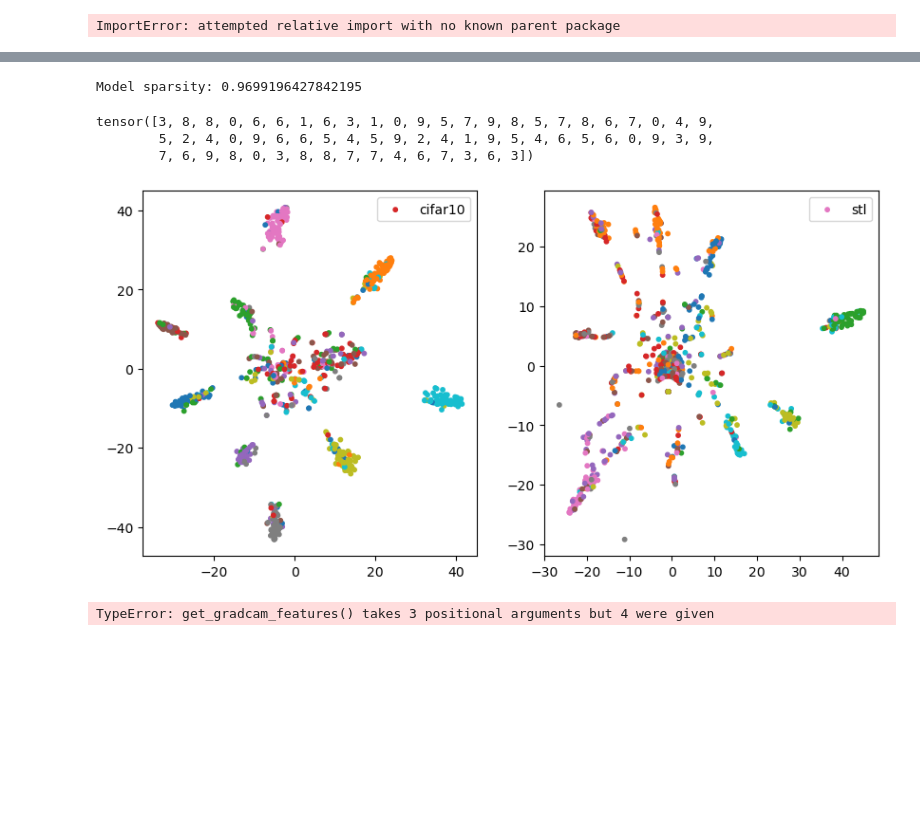
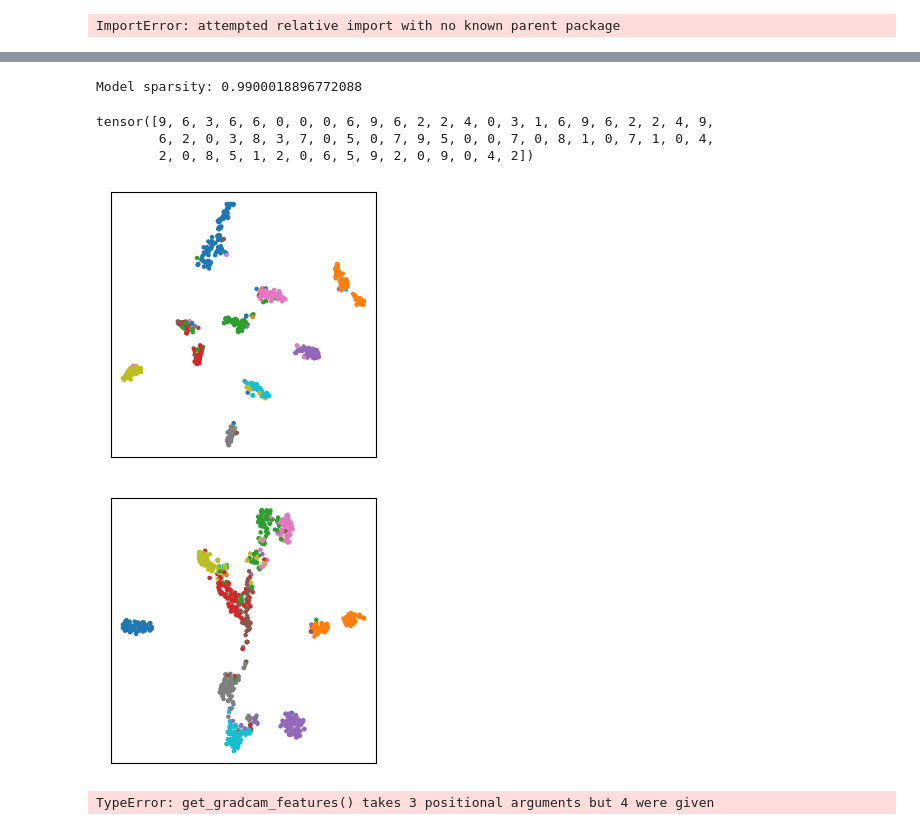
Before and after one commit to RollinDing/DNN-NTL-Pruning, a Jupyter notebook: src/visualizations/visualize_latent_space.ipynb, the cells around one changed output, grey strips where cells are left out. Drawn from its saved outputs; the diff is of its cells as text; code cells hidden in the pictures; blank space fills up the shorter version.

Commit message:
update admm

```diff
--- a/src/visualizations/visualize_latent_space.ipynb
+++ b/src/visualizations/visualize_latent_space.ipynb
@@ -520,8 +520,8 @@ def get_imagewoof_dataloader(ratio=0.1):
     return train_loader, test_loader
 # %%
 model_name = 'resnet18'
-source_domain = 'cifar10'
-target_domain = 'stl'
+source_domain = 'usps'
+target_domain = 'mnist'
 device = 'cuda' if torch.cuda.is_available() else 'cpu'
 base_model_dir = f'../../base_models/{model_name}-{source_domain}.pth'
 model.load_state_dict(torch.load(base_model_dir))
@@ -588,9 +579,11 @@ resnet_encoder = torch.load(encoder_path)
 resnet_classifier = torch.load(classifier_path)
 # %%
 arch = 'resnet18'
-encoder_path = f'../../saved_models/{arch}/admm-lda/{source_domain}_to_{target_domain}/1/admm_encoder.pth'
-classifier_path = f'../../saved_models/{arch}/admm-lda/{source_domain}_to_{target_domain}/1/admm_source_classifier.pth'
-mask_path  = f'../../saved_models/{arch}/admm-lda/{source_domain}_to_{target_domain}/1/admm_mask.pth'
+prune_method = "admm-ntl"
+seed=2
+encoder_path = f'../../saved_models/{arch}/{prune_method}/{source_domain}_to_{target_domain}/{seed}/admm_encoder.pth'
+classifier_path = f'../../saved_models/{arch}/{prune_method}/{source_domain}_to_{target_domain}/{seed}/admm_source_classifier.pth'
+mask_path  = f'../../saved_models/{arch}/{prune_method}/{source_domain}_to_{target_domain}/{seed}/admm_mask.pth'
 
 mask_dict = torch.load(mask_path)
 resnet_encoder = torch.load(encoder_path)
@@ -612,15 +605,15 @@ for name, param in resnet_encoder.named_parameters():
         total_nonzero_params += torch.sum(mask_dict[name]).item()
 print(f"Model sparsity: {1-total_nonzero_params/total_params}")
 # %% [output]
-Model sparsity: 0.9699196427842195
+Model sparsity: 0.9900018896772088
 # %%
 for images, labels in source_testloader:
     print(labels)  # This should print a batch of labels
     break
 # %% [output]
-tensor([3, 8, 8, 0, 6, 6, 1, 6, 3, 1, 0, 9, 5, 7, 9, 8, 5, 7, 8, 6, 7, 0, 4, 9,
-        5, 2, 4, 0, 9, 6, 6, 5, 4, 5, 9, 2, 4, 1, 9, 5, 4, 6, 5, 6, 0, 9, 3, 9,
-        7, 6, 9, 8, 0, 3, 8, 8, 7, 7, 4, 6, 7, 3, 6, 3])
+tensor([9, 6, 3, 6, 6, 0, 0, 0, 6, 9, 6, 2, 2, 4, 0, 3, 1, 6, 9, 6, 2, 2, 4, 9,
+        6, 2, 0, 3, 8, 3, 7, 0, 5, 0, 7, 9, 5, 0, 0, 7, 0, 8, 1, 0, 7, 1, 0, 4,
+        2, 0, 8, 5, 1, 2, 0, 6, 5, 9, 2, 0, 9, 0, 4, 2])
 # %%
 # The feature space of source domain
 source_features = []
@@ -654,41 +647,52 @@ source_labels = torch.cat(source_labels, dim=0)
 target_features = []
 target_labels = []
 for i, (inputs, labels) in enumerate(target_testloader):
     inputs = inputs.cuda()
     labels = labels.cuda()
     features = resnet_encoder(inputs, mask_dict)
     target_features.append(features)
     target_labels.append(labels)
     if i > 10:
         break
 target_features = torch.cat(target_features, dim=0)
 target_labels = torch.cat(target_labels, dim=0)
 
 
 
 ## Visualize the feature space of both domains using TSNE
 import matplotlib.pyplot as plt
 from sklearn.manifold import TSNE
 
 tsne = TSNE(n_components=2, random_state=0)
 n_samples = source_features.shape[0]
 source_features = source_features.cpu().detach().numpy().reshape(n_samples, -1)
 target_features = target_features.cpu().detach().numpy().reshape(n_samples, -1)
 source_labels = source_labels.cpu().detach().numpy()
 target_labels = target_labels.cpu().detach().numpy()
 
 source_features = tsne.fit_transform(source_features)
 target_features = tsne.fit_transform(target_features)
-plt.subplots(figsize=(10, 5))
-plt.subplot(1, 2, 1)
-plt.scatter(source_features[:, 0], source_features[:, 1], c=source_labels, cmap='tab10', s=10, label=source_domain)
-plt.legend()
-plt.subplot(1, 2, 2)
-plt.scatter(target_features[:, 0], target_features[:, 1], c=target_labels,  cmap='tab10', s=10,  label=target_domain)
-plt.legend()
+
+plt.figure(figsize=(3, 3))
+plt.scatter(source_features[:, 0], source_features[:, 1], c=source_labels, cmap='tab10', s=5, label=source_domain)
+plt.xticks([])
+plt.yticks([])
+plt.tight_layout()
+plt.savefig(f"../../imgs/{prune_method}_source_features_{source_domain}_{target_domain}.svg", dpi=1200)
 plt.show()
+plt.close()
+
+plt.figure(figsize=(3, 3))
+plt.scatter(target_features[:, 0], target_features[:, 1], c=target_labels,  cmap='tab10', s=5,  label=target_domain)
+plt.xticks([])
+plt.yticks([])
+plt.tight_layout()
+plt.savefig(f"../../imgs/{prune_method}_target_features_{source_domain}_{target_domain}.svg", dpi=1200)
+plt.show()
+plt.close()
 # %% [output]
-[figure, old version]
+[figure, new version]
+[figure, added]
 # %%
 # Visualize the gradCam features of different layers of the source domain
 import cv2
```
Also changed, not shown: parts of 2 cells of this notebook, 12 other files.
